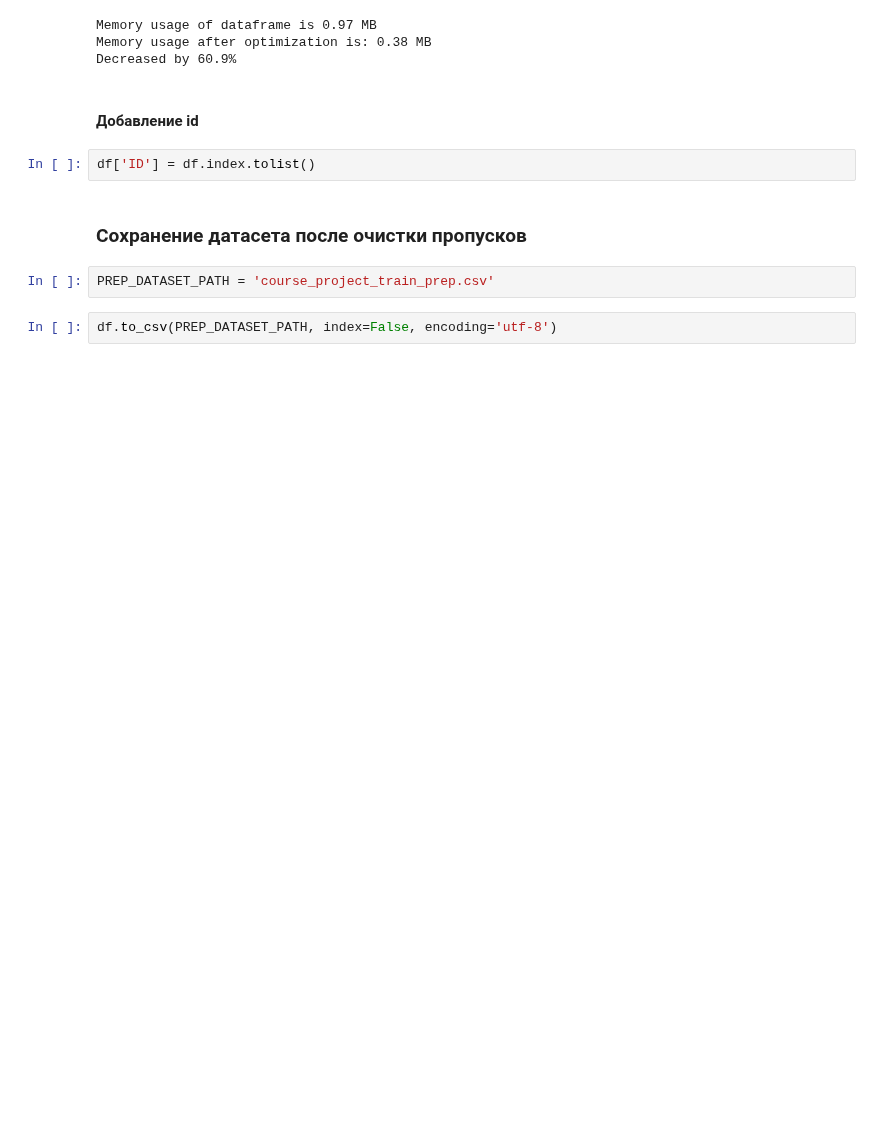
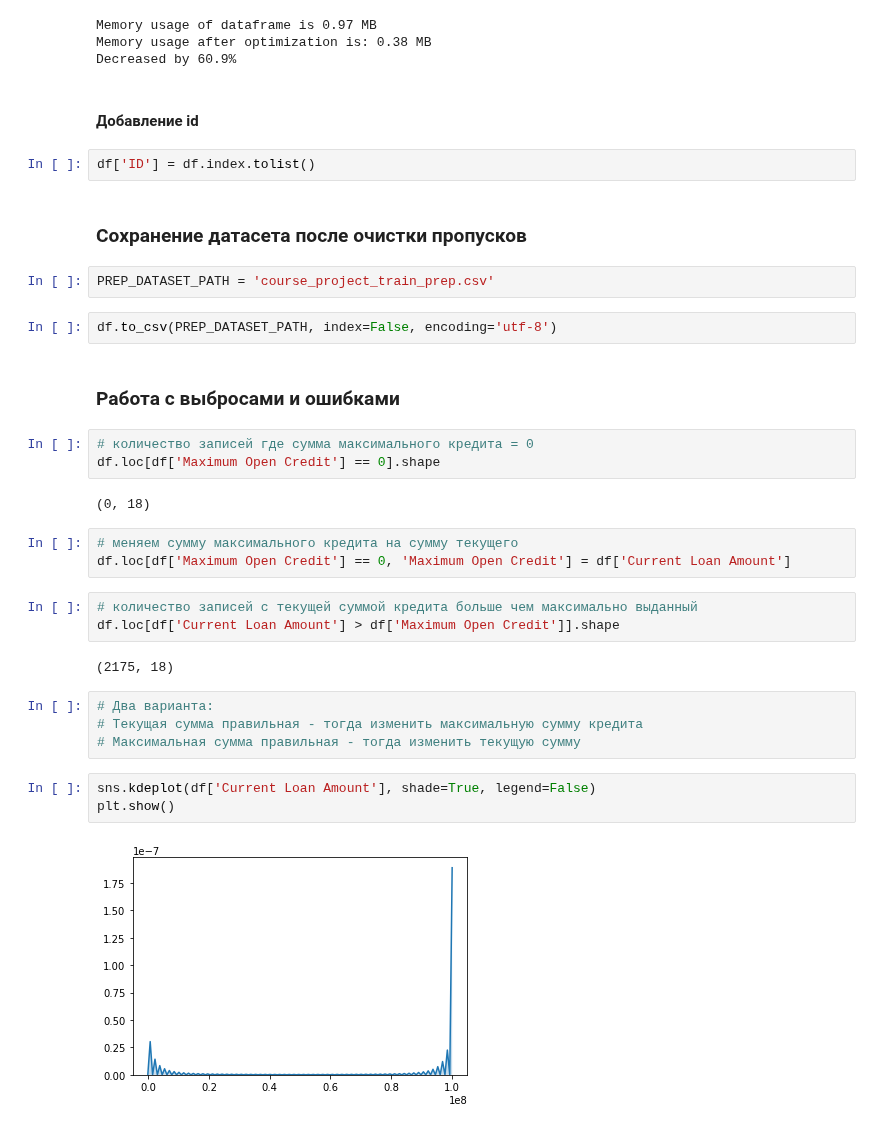
Before and after one commit to stureiko/GeekBrains, a Jupyter notebook: DataLibraries-2/course_project/IOStureiko_solution.ipynb, the cells around one changed output. Drawn from its saved outputs; the diff is of its cells as text; blank space fills up the shorter version.

Commit message:
Обработаны выбросы по сумме кредита

```diff
--- a/DataLibraries-2/course_project/IOStureiko_solution.ipynb
+++ b/DataLibraries-2/course_project/IOStureiko_solution.ipynb
@@ -232,3 +232,27 @@ df['ID'] = df.index.tolist()
 PREP_DATASET_PATH = 'course_project_train_prep.csv'
 # %%
 df.to_csv(PREP_DATASET_PATH, index=False, encoding='utf-8')
+# %% [markdown]
+### Работа с выбросами и ошибками
+# %%
+# количество записей где сумма максимального кредита = 0
+df.loc[df['Maximum Open Credit'] == 0].shape
+# %% [output]
+(0, 18)
+# %%
+# меняем сумму максимального кредита на сумму текущего
+df.loc[df['Maximum Open Credit'] == 0, 'Maximum Open Credit'] = df['Current Loan Amount']
+# %%
+# количество записей с текущей суммой кредита больше чем максимально выданный
+df.loc[df['Current Loan Amount'] > df['Maximum Open Credit']].shape
+# %% [output]
+(2175, 18)
+# %%
+# Два варианта:
+# Текущая сумма правильная - тогда изменить максимальную сумму кредита
+# Максимальная сумма правильная - тогда изменить текущую сумму
+# %%
+sns.kdeplot(df['Current Loan Amount'], shade=True, legend=False)
+plt.show()
+# %% [output]
+[figure, added]
```
Also changed, not shown: parts of 5 cells of this notebook.
